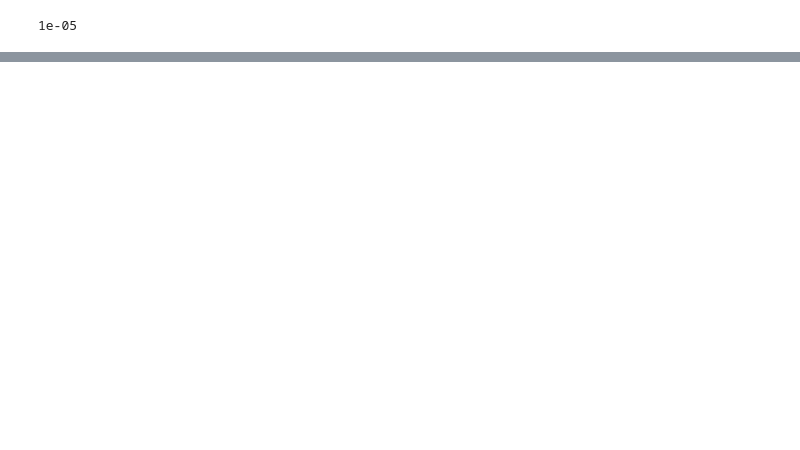
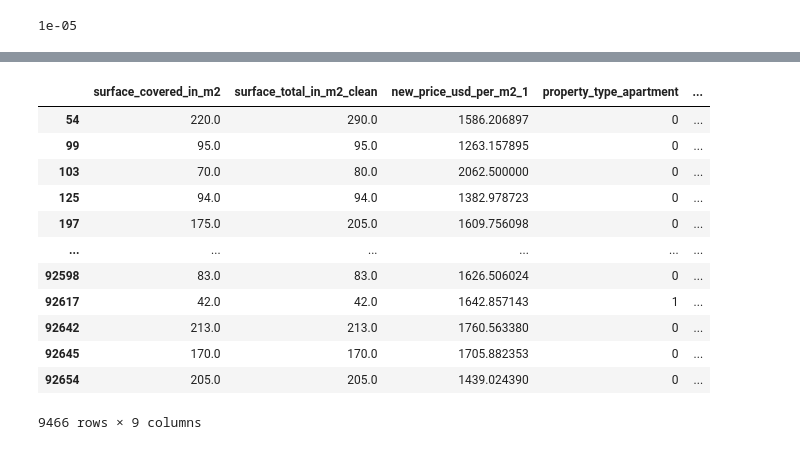
Before and after one commit to giustipatricio/grupo4-1120_ed_13, a Jupyter notebook: Entrega 2/Entrega 2.ipynb, the cells around one changed output, grey strips where cells are left out. Drawn from its saved outputs; the diff is of its cells as text; code cells hidden in the pictures; blank space fills up the shorter version.

Commit message:
r2 en caba 0,4+ 0.2 BSAS

```diff
--- a/Entrega 2/Entrega 2.ipynb
+++ b/Entrega 2/Entrega 2.ipynb
@@ -337,0 +356,8 @@ lm_lasso.alpha_
+# %%
+#Creamos una variable que acumula el valor de los m2 de los barrios mas caros de CABA
+suburb_values = ['Country Nuevo Quilmes', 'Uribelarrea', 'GreenVille Polo & Resort', 'Fincas de Hudson', 'Fincas de Iraola II']
+data_suburb_mask = df_bsas_sur_dummies.place_name.apply(lambda x: x in suburb_values)
+data_suburb = df_bsas_sur_dummies.loc[data_suburb_mask, :]
+#creamos una columna nueva
+data_suburb["BSAS_Sur_mas_caros"] = data_suburb["new_price_usd_per_m2_1"]
+df_bsas_sur_dummies = pd.concat([df_bsas_sur_dummies,data_suburb["BSAS_Sur_mas_caros"]], axis = 1)
@@ -337,0 +369,8 @@ lm_lasso.alpha_
+# %%
+#Reemplazamos los nulos de la columna por valores cero
+ambientes_134 = df_bsas_sur_dummies["BSAS_Sur_mas_caros"].isnull()
+ambientes_134
+df_bsas_sur_dummies.loc[ambientes_134, "BSAS_Sur_mas_caros"] = 0
+df_rooms_unique = df_bsas_sur_dummies["BSAS_Sur_mas_caros"].unique()
+df_rooms_unique
+#print(df_rooms_unique)
@@ -337,0 +396,23 @@ lm_lasso.alpha_
+# %%
+#regularizacion de variables no numericas dropeandolas
+df_bsas_sur_dummies_drop = df_bsas_sur_dummies.drop(["pileta","parrilla","jardin","gym",'Unnamed: 0','new_rooms_clean',"place_with_parent_names", 'operation', 'place_name',"country_name","geonames_id","lat-lon","lat","lon","price","currency","price_aprox_local_currency","price_aprox_usd","surface_total_in_m2","price_usd_per_m2","price_per_m2","floor", "rooms",	"expenses",	"properati_url",	"description",	"title",	"image_thumbnail",	"counter",	"nulos","new_rooms", "place_name_clean"  ], axis=1)
+# %%
+#topes maximos y minimos, tenemos que hacer max i min cuadrados para que esto sea justificado correctamente
+df_bsas_sur_dummies_drop = df_bsas_sur_dummies_drop[df_bsas_sur_dummies_drop['new_price_usd_per_m2_1'] < 4500]
+df_bsas_sur_dummies_drop = df_bsas_sur_dummies_drop[df_bsas_sur_dummies_drop['new_price_usd_per_m2_1'] > 300]
+#df_caba = df_caba.new_price_usd_per_m2_1
+df_bsas_sur_dummies_drop
+# %% [output]
+|  | surface_covered_in_m2 | surface_total_in_m2_clean | new_price_usd_per_m2_1 | property_type_apartment | ... |
+| 54 | 220.0 | 290.0 | 1586.206897 | 0 | ... |
+| 99 | 95.0 | 95.0 | 1263.157895 | 0 | ... |
+| 103 | 70.0 | 80.0 | 2062.500000 | 0 | ... |
+| 125 | 94.0 | 94.0 | 1382.978723 | 0 | ... |
+| 197 | 175.0 | 205.0 | 1609.756098 | 0 | ... |
+| ... | ... | ... | ... | ... | ... |
+| 92598 | 83.0 | 83.0 | 1626.506024 | 0 | ... |
+| 92617 | 42.0 | 42.0 | 1642.857143 | 1 | ... |
+| 92642 | 213.0 | 213.0 | 1760.563380 | 0 | ... |
+| 92645 | 170.0 | 170.0 | 1705.882353 | 0 | ... |
+| 92654 | 205.0 | 205.0 | 1439.024390 | 0 | ... |
+9466 rows × 9 columns
```
Also changed, not shown: parts of 17 cells of this notebook.
